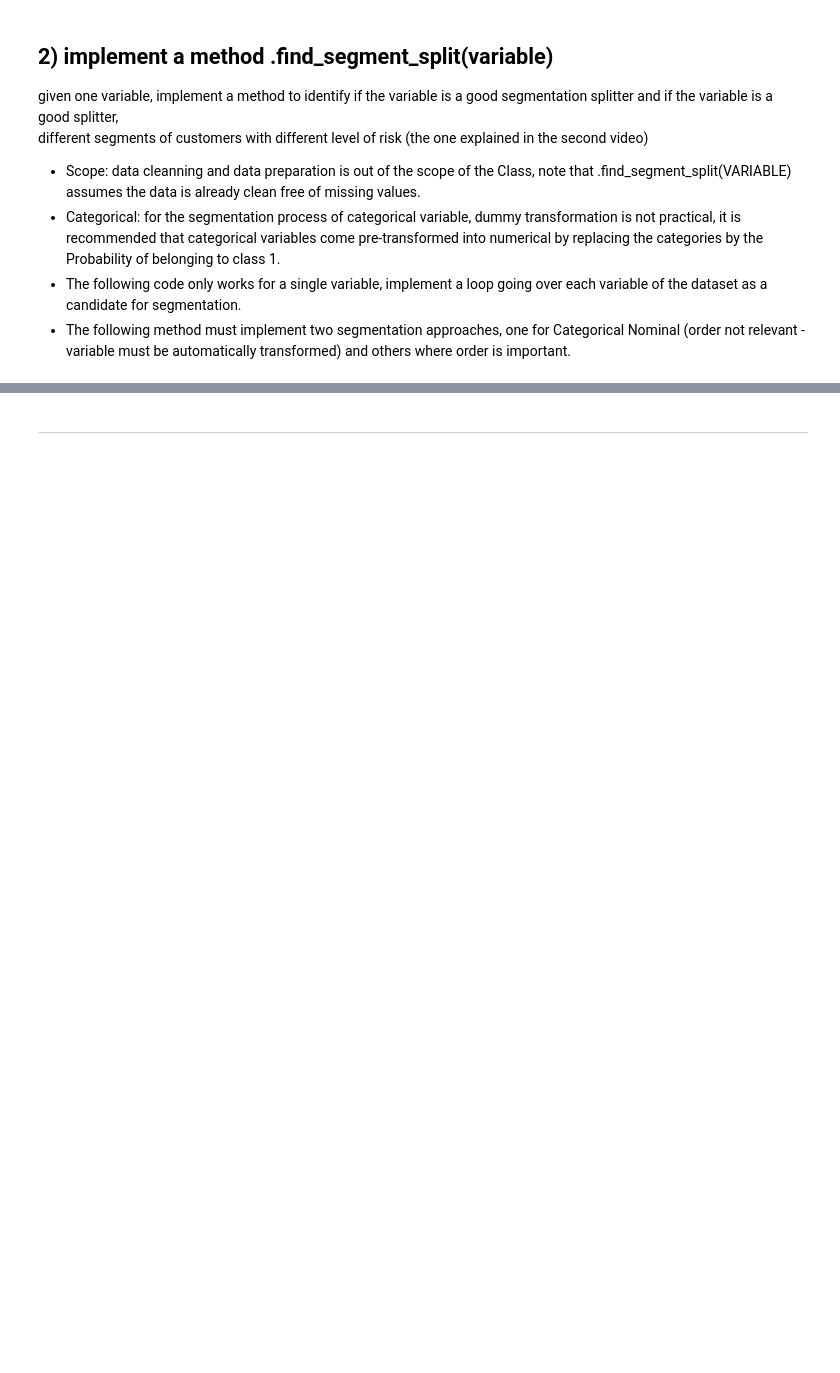
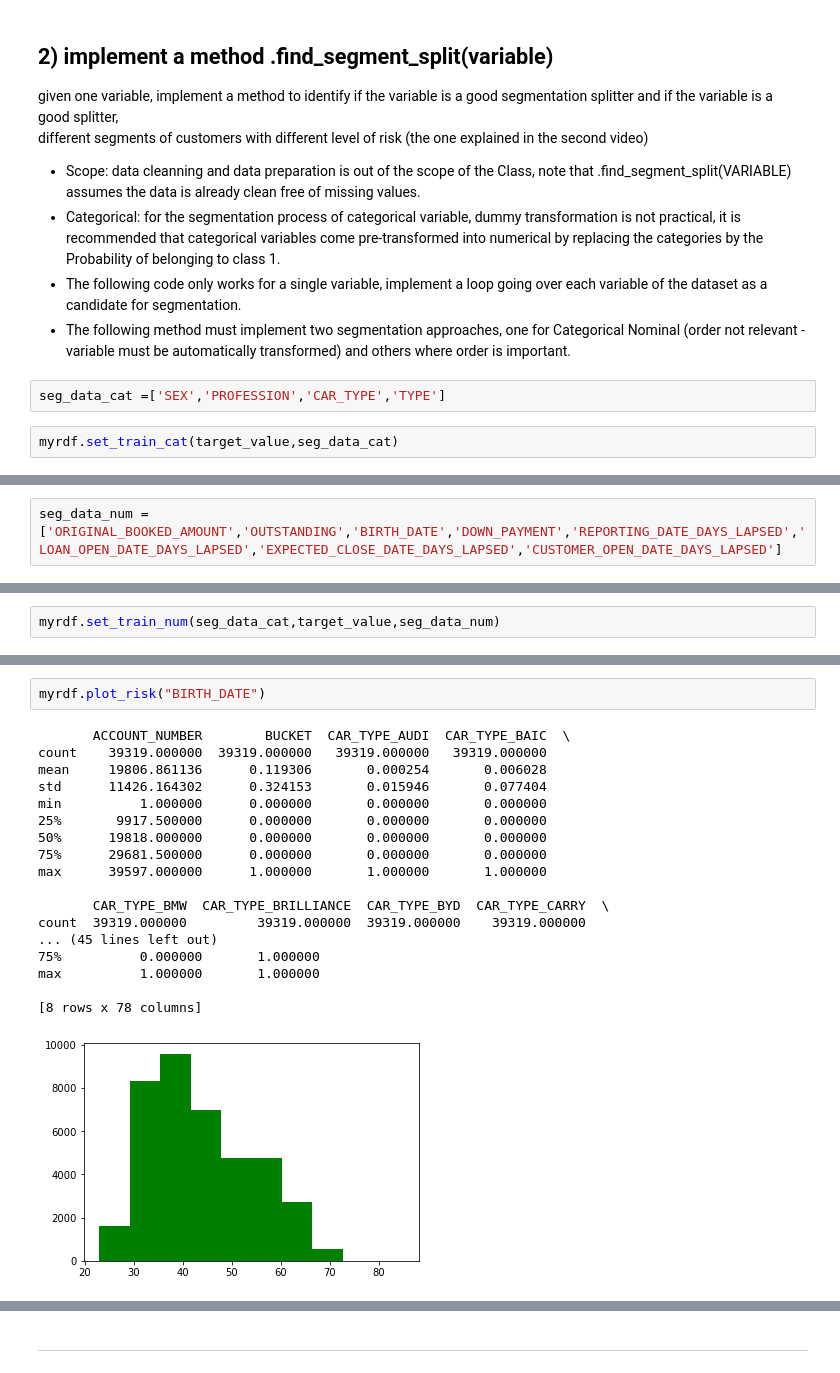
Before and after one commit to hana-am/Jigglypuff, a Jupyter notebook: 01_group_exercise_RiskBasedSegmentation_StarterCode.ipynb, the cells around one changed output, grey strips where cells are left out. Saved outputs shown, nothing was run; the diff lists cells and outputs as text; blank space fills up the shorter version.

```diff
--- a/01_group_exercise_RiskBasedSegmentation_StarterCode.ipynb
+++ b/01_group_exercise_RiskBasedSegmentation_StarterCode.ipynb
@@ -142,3 +81,7 @@ different segments of customers with different level of risk (the one explained
 * Categorical: for the segmentation process of categorical variable, dummy transformation is not practical, it is recommended that categorical variables come pre-transformed into numerical by replacing the categories by the Probability of belonging to class 1.
 * The following code only works for a single variable, implement a loop going over each variable of the dataset as a candidate for segmentation.
 * The following method must implement two segmentation approaches, one for Categorical Nominal (order not relevant - variable must be automatically transformed) and others where order is important.
+# %%
+seg_data_cat =['SEX','PROFESSION','CAR_TYPE','TYPE']
+# %%
+myrdf.set_train_cat(target_value,seg_data_cat)
@@ -144,0 +106,2 @@ different segments of customers with different level of risk (the one explained
+# %%
+seg_data_num = ['ORIGINAL_BOOKED_AMOUNT','OUTSTANDING','BIRTH_DATE','DOWN_PAYMENT','REPORTING_DATE_DAYS_LAPSED','LOAN_OPEN_DATE_DAYS_LAPSED','EXPECTED_CLOSE_DATE_DAYS_LAPSED','CUSTOMER_OPEN_DATE_DAYS_LAPSED']
@@ -144,0 +124,2 @@ different segments of customers with different level of risk (the one explained
+# %%
+myrdf.set_train_num(seg_data_cat,target_value,seg_data_num)
@@ -145 +144,22 @@ different segments of customers with different level of risk (the one explained
+# %%
+myrdf.plot_risk("BIRTH_DATE")
+# %% [output]
+       ACCOUNT_NUMBER        BUCKET  CAR_TYPE_AUDI  CAR_TYPE_BAIC  \
+count    39319.000000  39319.000000   39319.000000   39319.000000
+mean     19806.861136      0.119306       0.000254       0.006028
+std      11426.164302      0.324153       0.015946       0.077404
+min          1.000000      0.000000       0.000000       0.000000
+25%       9917.500000      0.000000       0.000000       0.000000
+50%      19818.000000      0.000000       0.000000       0.000000
+75%      29681.500000      0.000000       0.000000       0.000000
+max      39597.000000      1.000000       1.000000       1.000000
+
+       CAR_TYPE_BMW  CAR_TYPE_BRILLIANCE  CAR_TYPE_BYD  CAR_TYPE_CARRY  \
+count  39319.000000         39319.000000  39319.000000    39319.000000
+... (45 lines left out)
+75%          0.000000       1.000000
+max          1.000000       1.000000
+
+[8 rows x 78 columns]
+[figure, added]
 # %%
```
Also changed, not shown: parts of 39 cells of this notebook, 5 other files.
